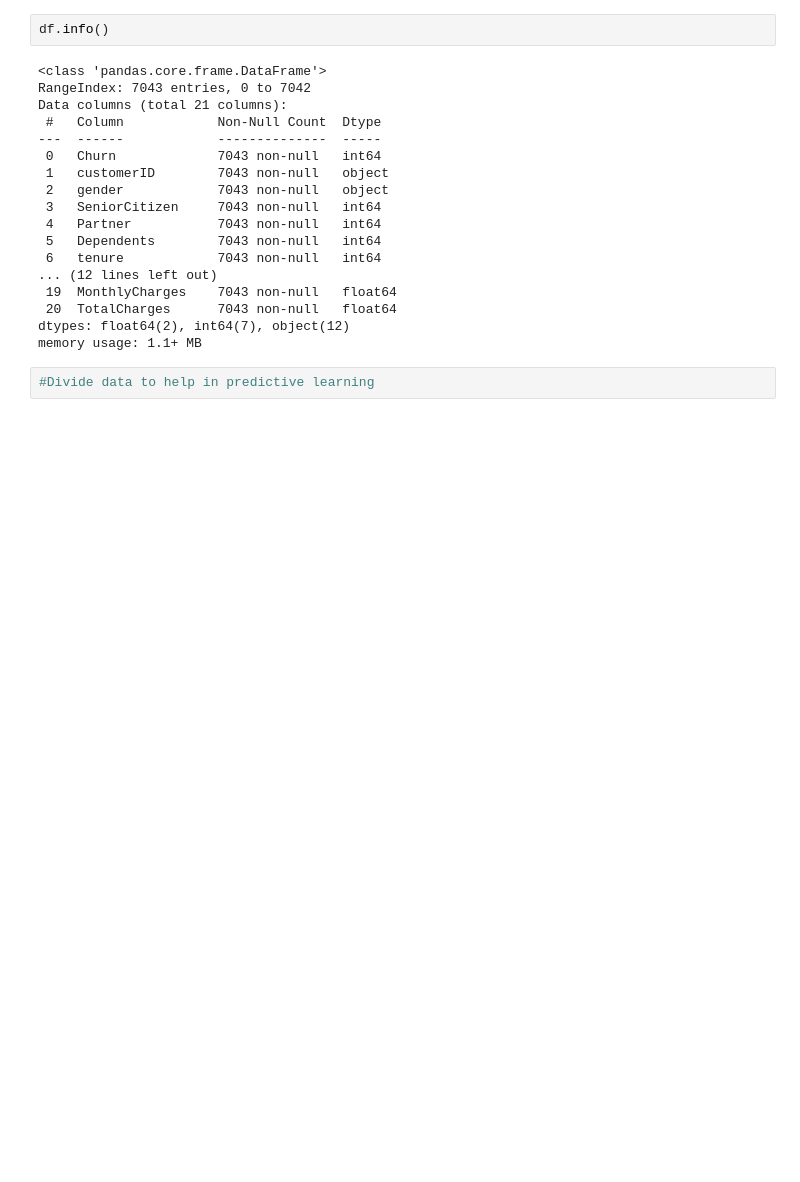
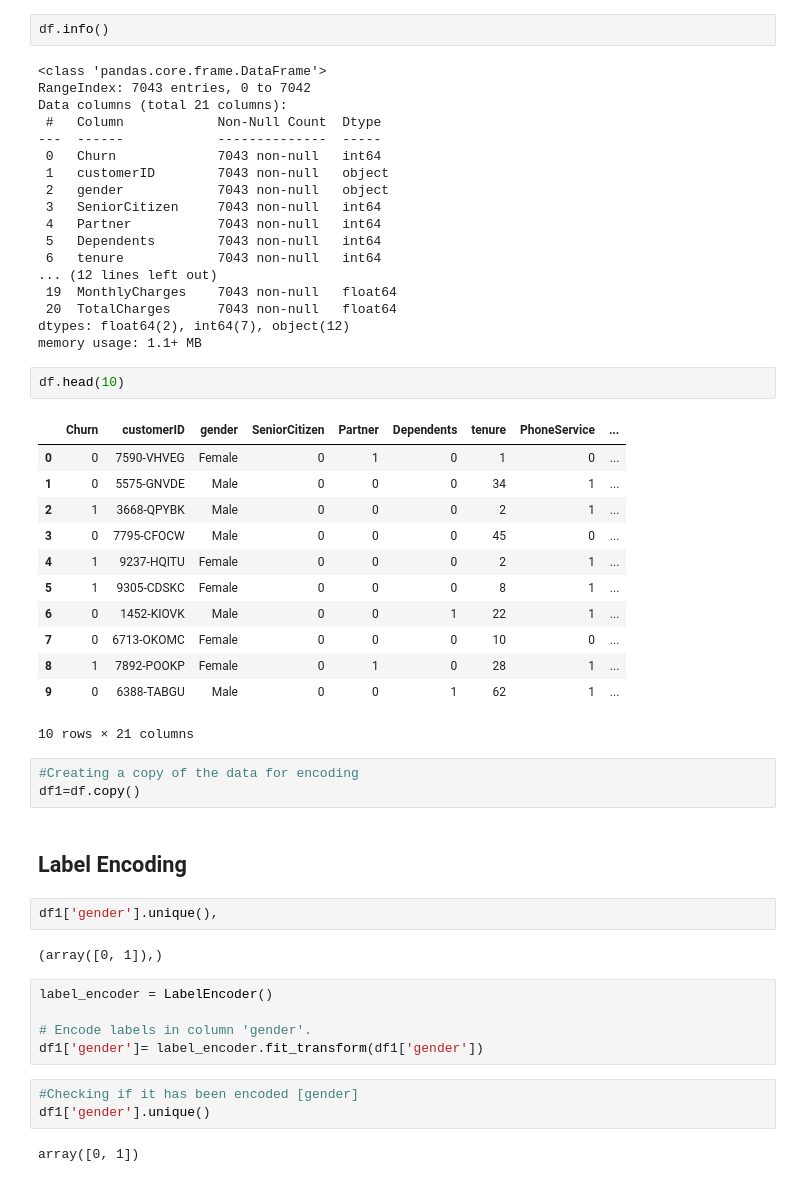
Before and after one commit to CheropS/Telco-Customer-Churn, a Jupyter notebook: index.ipynb, the cells around one changed output. Drawn from its saved outputs; the diff is of its cells as text; blank space fills up the shorter version.

Commit message:
label encoding of the data

```diff
--- a/index.ipynb
+++ b/index.ipynb
@@ -210,5 +210,37 @@ Data columns (total 21 columns):
  20  TotalCharges      7043 non-null   float64
 dtypes: float64(2), int64(7), object(12)
 memory usage: 1.1+ MB
-# %%
-#Divide data to help in predictive learning
+# %%
+df.head(10)
+# %% [output]
+|  | Churn | customerID | gender | SeniorCitizen | Partner | Dependents | tenure | PhoneService | ... |
+| 0 | 0 | 7590-VHVEG | Female | 0 | 1 | 0 | 1 | 0 | ... |
+| 1 | 0 | 5575-GNVDE | Male | 0 | 0 | 0 | 34 | 1 | ... |
+| 2 | 1 | 3668-QPYBK | Male | 0 | 0 | 0 | 2 | 1 | ... |
+| 3 | 0 | 7795-CFOCW | Male | 0 | 0 | 0 | 45 | 0 | ... |
+| 4 | 1 | 9237-HQITU | Female | 0 | 0 | 0 | 2 | 1 | ... |
+| 5 | 1 | 9305-CDSKC | Female | 0 | 0 | 0 | 8 | 1 | ... |
+| 6 | 0 | 1452-KIOVK | Male | 0 | 0 | 1 | 22 | 1 | ... |
+| 7 | 0 | 6713-OKOMC | Female | 0 | 0 | 0 | 10 | 0 | ... |
+| 8 | 1 | 7892-POOKP | Female | 0 | 1 | 0 | 28 | 1 | ... |
+| 9 | 0 | 6388-TABGU | Male | 0 | 0 | 1 | 62 | 1 | ... |
+10 rows × 21 columns
+# %%
+#Creating a copy of the data for encoding
+df1=df.copy()
+# %% [markdown]
+## Label Encoding
+# %%
+df1['gender'].unique(),
+# %% [output]
+(array([0, 1]),)
+# %%
+label_encoder = LabelEncoder()
+
+# Encode labels in column 'gender'.
+df1['gender']= label_encoder.fit_transform(df1['gender'])
+# %%
+#Checking if it has been encoded [gender]
+df1['gender'].unique()
+# %% [output]
+array([0, 1])
```
Also changed, not shown: parts of 2 cells of this notebook.
